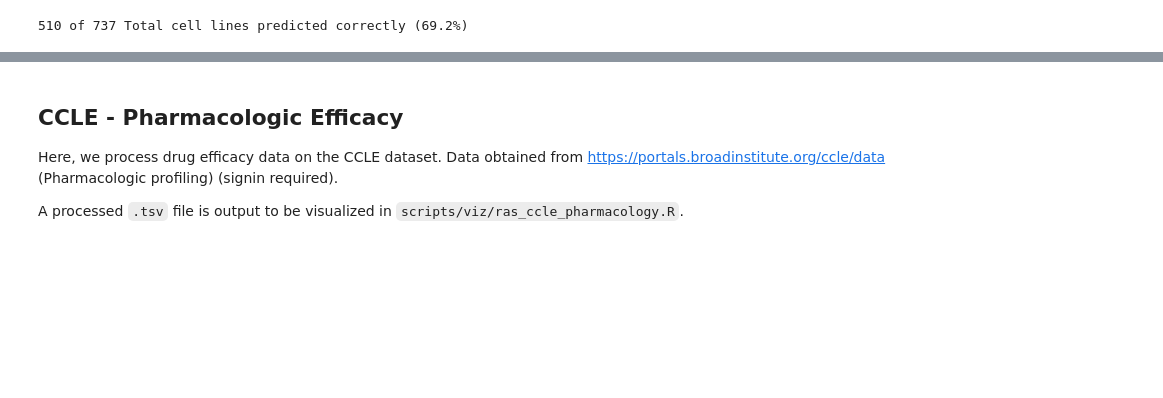
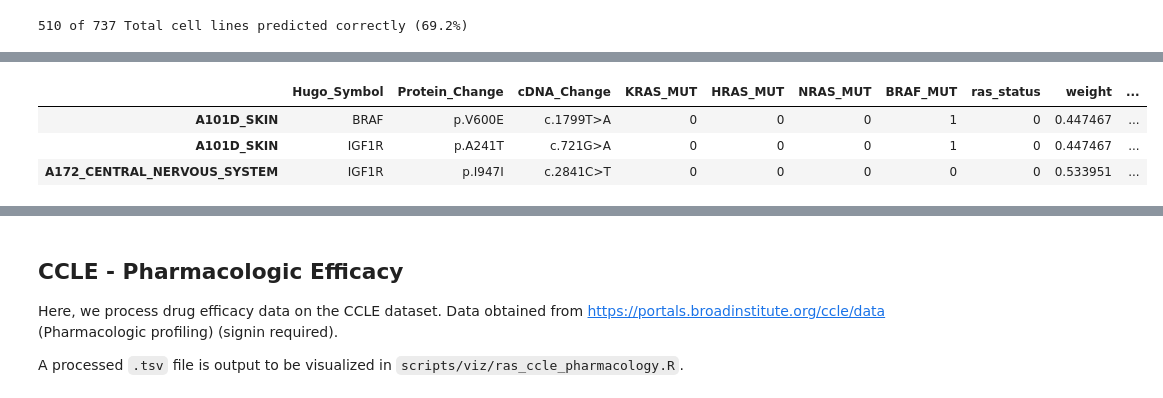
Before and after one commit to greenelab/pancancer, a Jupyter notebook: scripts/ras_cell_line_predictions.ipynb, the cells around one changed output, grey strips where cells are left out. Cells and saved outputs as stored; diff of their text form; code cells hidden in the pictures; blank space fills up the shorter version.

```diff
--- a/scripts/ras_cell_line_predictions.ipynb
+++ b/scripts/ras_cell_line_predictions.ipynb
@@ -434,0 +553,5 @@ Including BRAF mutants, 209 of 344 Ras mutation predictions are Ras pathway acti
+# %%
+# Load TCGA PanCanAtlas Core Ras Pathway genes
+ras_genes_file = os.path.join('..', 'classifiers', 'RAS', 'ras_genes.csv')
+ras_core_df = pd.read_table(ras_genes_file)
+ras_core_df.head()
@@ -434,0 +565,19 @@ Including BRAF mutants, 209 of 344 Ras mutation predictions are Ras pathway acti
+# %%
+# Subset MAF file to Ras pathway variants and merge with CCLE classifier scores
+ras_pathway_genes = ras_core_df['genes'].tolist()
+all_common_lines = set(ccle_maf_df.index).intersection(set(ccle_full_df.index))
+
+# Subset to common cell lines
+subset_maf = ccle_maf_df.loc[list(all_common_lines), :]
+subset_maf = (
+    subset_maf.query('Hugo_Symbol in @ras_pathway_genes')
+    .loc[:, ['Hugo_Symbol', 'Protein_Change', 'cDNA_Change']]
+    .merge(ccle_full_df, left_index=True, right_index=True)
+)
+
+subset_maf.head(3)
+# %% [output]
+|  | Hugo_Symbol | Protein_Change | cDNA_Change | KRAS_MUT | HRAS_MUT | NRAS_MUT | BRAF_MUT | ras_status | weight | ... |
+| A101D_SKIN | BRAF | p.V600E | c.1799T>A | 0 | 0 | 0 | 1 | 0 | 0.447467 | ... |
+| A101D_SKIN | IGF1R | p.A241T | c.721G>A | 0 | 0 | 0 | 1 | 0 | 0.447467 | ... |
+| A172_CENTRAL_NERVOUS_SYSTEM | IGF1R | p.I947I | c.2841C>T | 0 | 0 | 0 | 0 | 0 | 0.533951 | ... |
```
Also changed, not shown: parts of 32 cells of this notebook.
